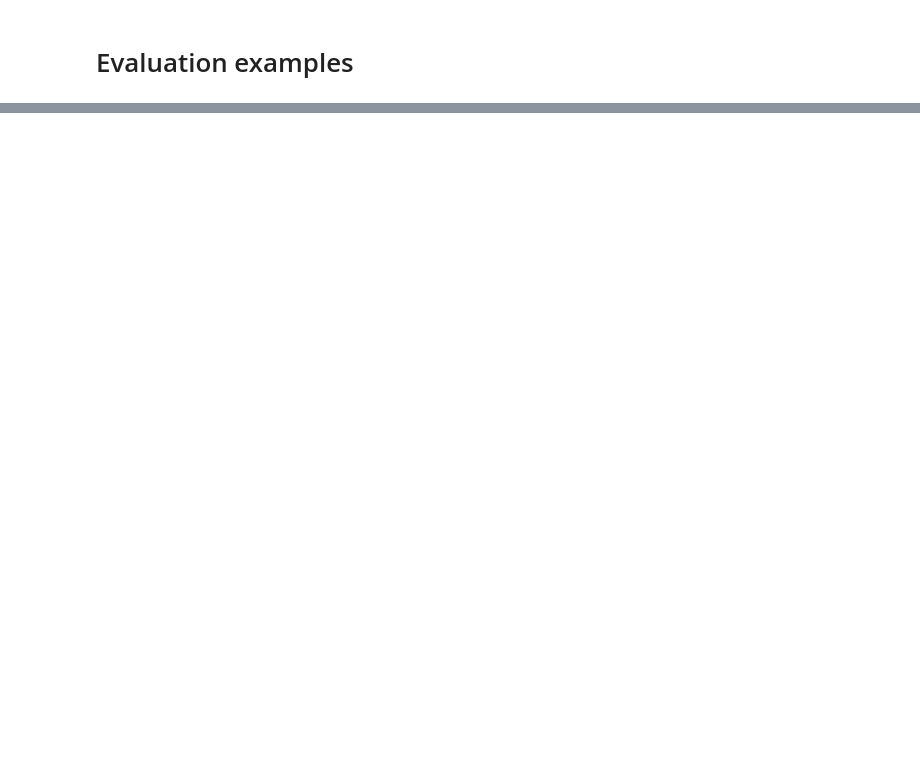
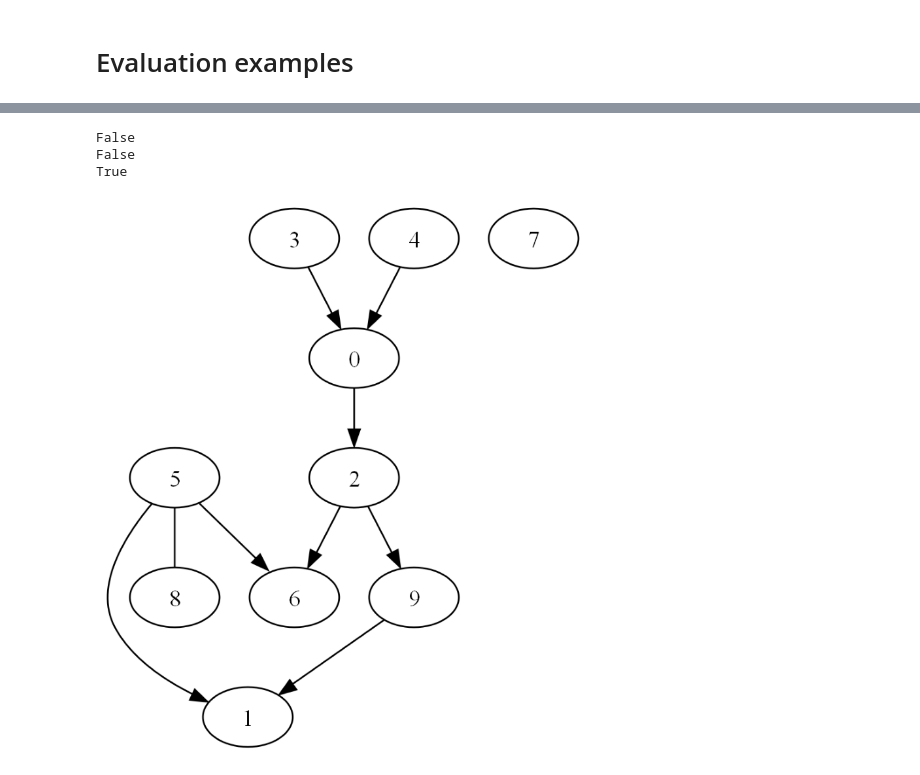
Before and after one commit to JanMarcoRuizdeVargas/clustercausal, a Jupyter notebook: Cluster_PC_speed_playground.ipynb, the cells around one changed output, grey strips where cells are left out. Cells and saved outputs as stored; diff of their text form; code cells hidden in the pictures; blank space fills up the shorter version.

```diff
--- a/Cluster_PC_speed_playground.ipynb
+++ b/Cluster_PC_speed_playground.ipynb
@@ -72,10 +247,11 @@ SHD:  7
 # %%
 # Comparison with baseline pc
 from causallearn.search.ConstraintBased.PC import pc
-causallearn_cg = pc(cluster_dag.data, alpha = 0.05, verbose=False)
+node_names = ['0', '1', '2', '3', '4', '5', '6', '7', '8', '9']
+causallearn_cg = pc(cluster_dag.data, node_names = node_names, alpha = 0.05, verbose=True)
 evaluation_causallearn = Evaluator(truth = cluster_dag.true_dag.G, est = causallearn_cg.G)
-adjacency_confusion, arrow_confusion, shd = evaluation_causallearn.get_causallearn_metrics()
-print("Adjacency confusion: ", adjacency_confusion)
-print("Arrow confusion: ", arrow_confusion)
-print("SHD: ", shd)
+cl_adjacency_confusion, cl_arrow_confusion, cl_shd = evaluation_causallearn.get_causallearn_metrics()
+print("Adjacency confusion: ", cl_adjacency_confusion)
+print("Arrow confusion: ", cl_arrow_confusion)
+print("SHD: ", cl_shd)
 # %% [output]
@@ -84,0 +285,12 @@ SHD:  11
+# %%
+print(adjacency_confusion == cl_adjacency_confusion)
+print(arrow_confusion == cl_arrow_confusion)
+print(shd == cl_shd)
+# %% [output]
+False
+False
+True
+# %%
+causallearn_cg.draw_pydot_graph()
+# %% [output]
+[figure, added]
```
Also changed, not shown: parts of 18 cells of this notebook, 4 other files.
